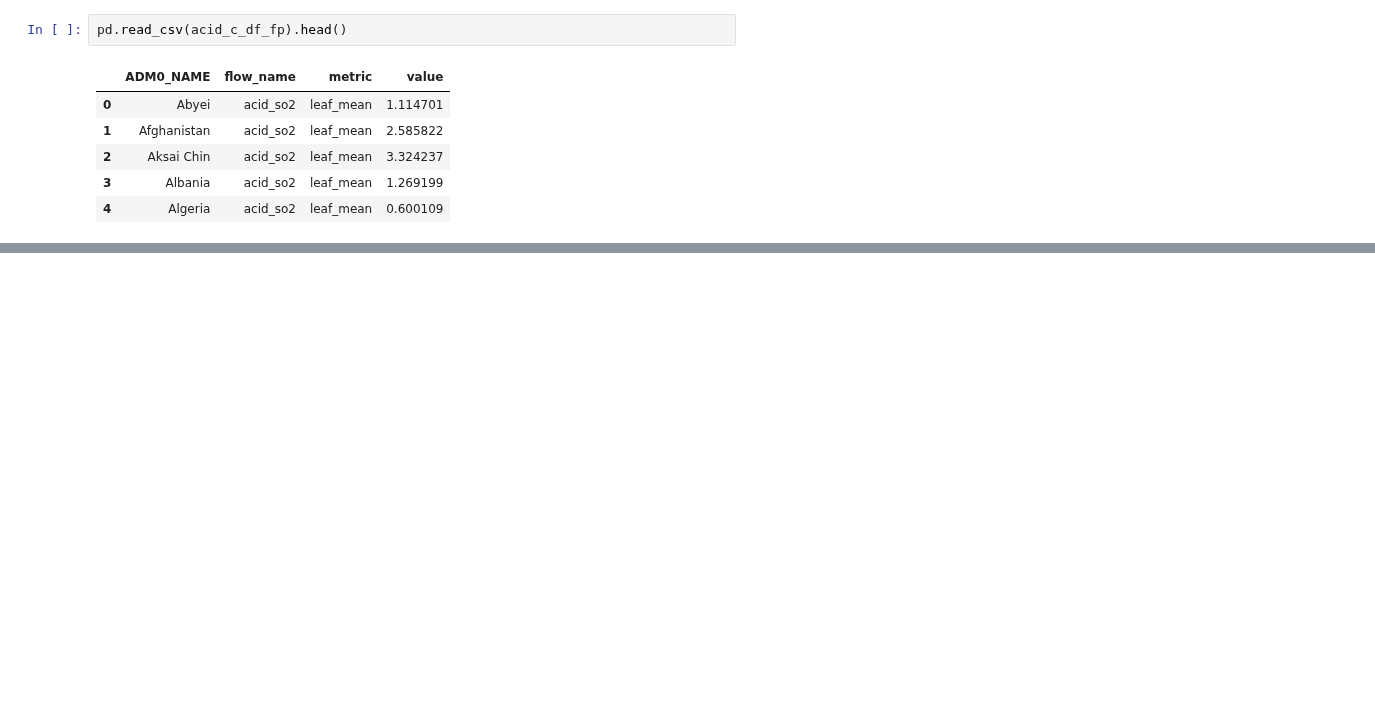
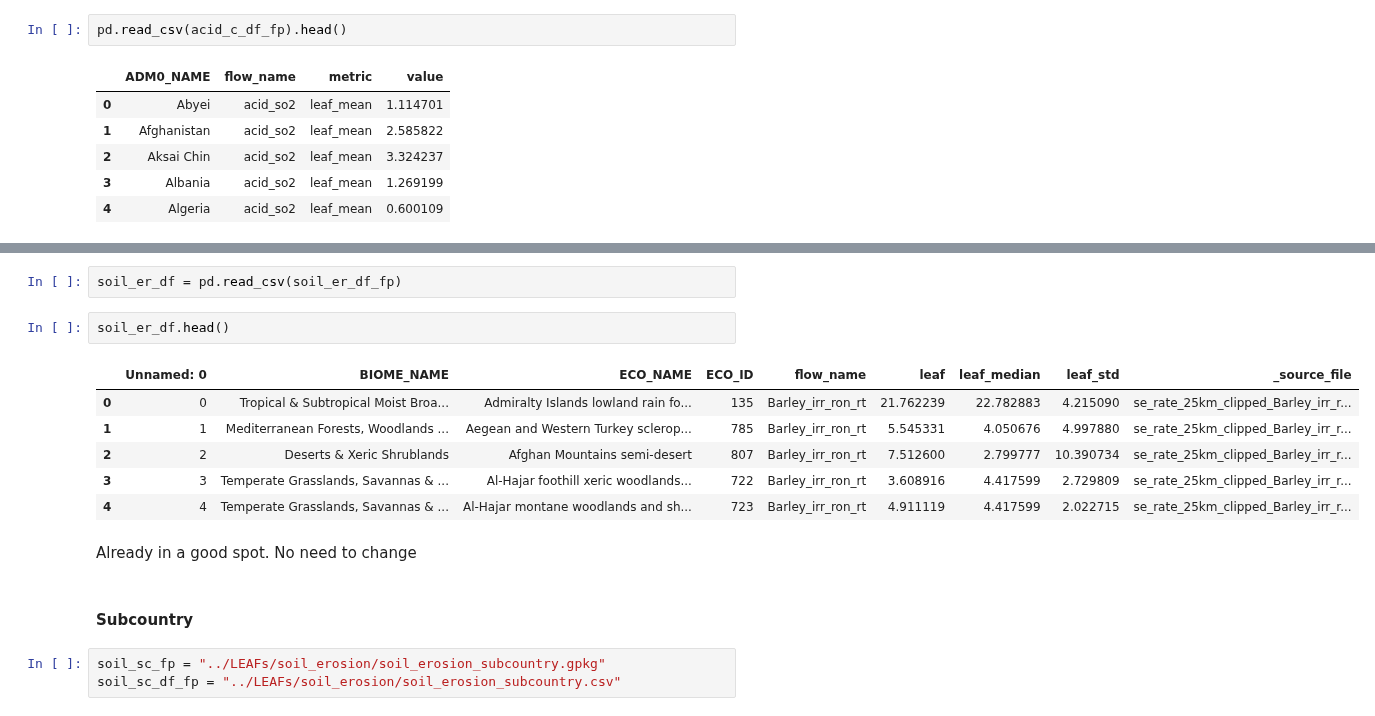
Before and after one commit to cloyolaangosto/SBTN_Test, a Jupyter notebook: LEAFs/Name_Cleaning.ipynb, the cells around one changed output, grey strips where cells are left out. Saved outputs shown, nothing was run; the diff lists cells and outputs as text; blank space fills up the shorter version.

```diff
--- a/LEAFs/Name_Cleaning.ipynb
+++ b/LEAFs/Name_Cleaning.ipynb
@@ -230,0 +328,18 @@ pd.read_csv(acid_c_df_fp).head()
+# %%
+soil_er_df = pd.read_csv(soil_er_df_fp)
+# %%
+soil_er_df.head()
+# %% [output]
+|  | Unnamed: 0 | BIOME_NAME | ECO_NAME | ECO_ID | flow_name | leaf | leaf_median | leaf_std | _source_file |
+| 0 | 0 | Tropical & Subtropical Moist Broa... | Admiralty Islands lowland rain fo... | 135 | Barley_irr_ron_rt | 21.762239 | 22.782883 | 4.215090 | se_rate_25km_clipped_Barley_irr_r... |
+| 1 | 1 | Mediterranean Forests, Woodlands ... | Aegean and Western Turkey sclerop... | 785 | Barley_irr_ron_rt | 5.545331 | 4.050676 | 4.997880 | se_rate_25km_clipped_Barley_irr_r... |
+| 2 | 2 | Deserts & Xeric Shrublands | Afghan Mountains semi-desert | 807 | Barley_irr_ron_rt | 7.512600 | 2.799777 | 10.390734 | se_rate_25km_clipped_Barley_irr_r... |
+| 3 | 3 | Temperate Grasslands, Savannas & ... | Al-Hajar foothill xeric woodlands... | 722 | Barley_irr_ron_rt | 3.608916 | 4.417599 | 2.729809 | se_rate_25km_clipped_Barley_irr_r... |
+| 4 | 4 | Temperate Grasslands, Savannas & ... | Al-Hajar montane woodlands and sh... | 723 | Barley_irr_ron_rt | 4.911119 | 4.417599 | 2.022715 | se_rate_25km_clipped_Barley_irr_r... |
+# %% [markdown]
+Already in a good spot. No need to change
+# %% [markdown]
+#### Subcountry
+# %%
+soil_sc_fp = "../LEAFs/soil_erosion/soil_erosion_subcountry.gpkg"
+soil_sc_df_fp = "../LEAFs/soil_erosion/soil_erosion_subcountry.csv"
```
Also changed, not shown: parts of 51 cells of this notebook.
